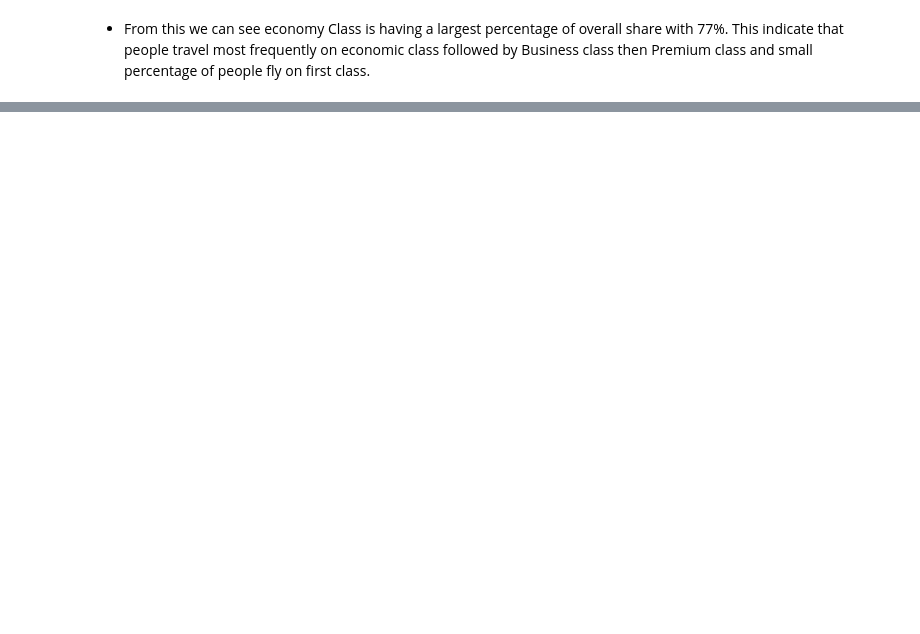
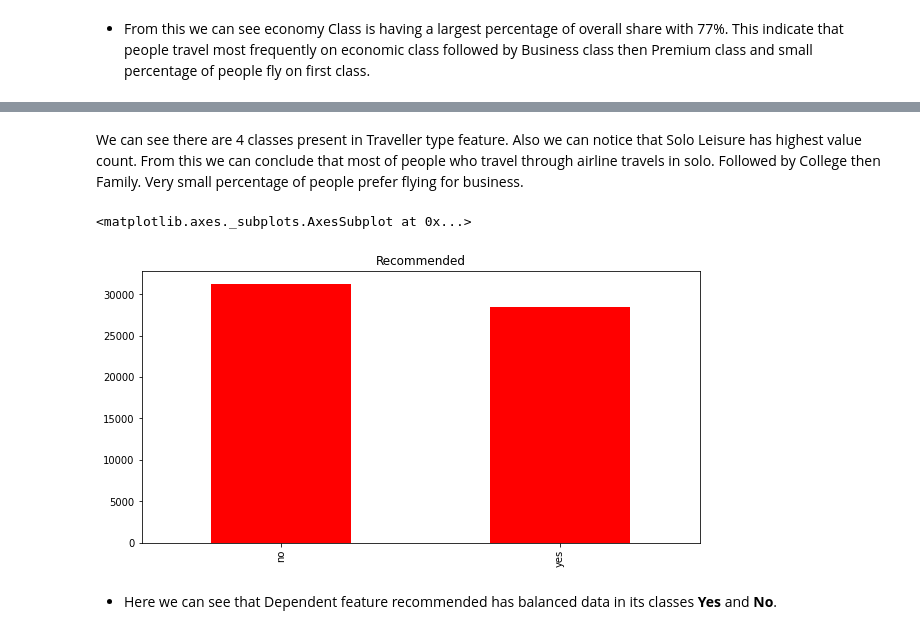
Before and after one commit to Shrez7961/Airline-Passenger-Referral-Prediction, a Jupyter notebook: Airline_Passenger_Referral_Prediction_ShreyasM_Final.ipynb, the cells around one changed output, grey strips where cells are left out. Drawn from its saved outputs; the diff is of its cells as text; code cells hidden in the pictures; blank space fills up the shorter version.

```diff
--- a/Airline_Passenger_Referral_Prediction_ShreyasM_Final.ipynb
+++ b/Airline_Passenger_Referral_Prediction_ShreyasM_Final.ipynb
@@ -237,0 +264,12 @@ df['airline'].value_counts()[0:6].plot(kind='bar',figsize=(10,5))
+# %% [markdown]
+We can see there are 4 classes present in Traveller type feature. Also we can notice that Solo Leisure has highest value count. From this we can conclude that most of people who travel through airline travels in solo. Followed by College then Family. Very small percentage of people prefer flying for business.
+# %%
+#Plotting bar graph to identify classes of dependent variable
+plt.figure(figsize=(10,5))
+plt.title("Recommended")
+df['recommended'].value_counts()[0:10].plot(kind='bar', color ='r')
+# %% [output]
+<matplotlib.axes._subplots.AxesSubplot at 0x...>
+[figure, added]
+# %% [markdown]
+* Here we can see that Dependent feature recommended has balanced data in its classes **Yes** and **No**.
```
Also changed, not shown: parts of 11 cells of this notebook.
